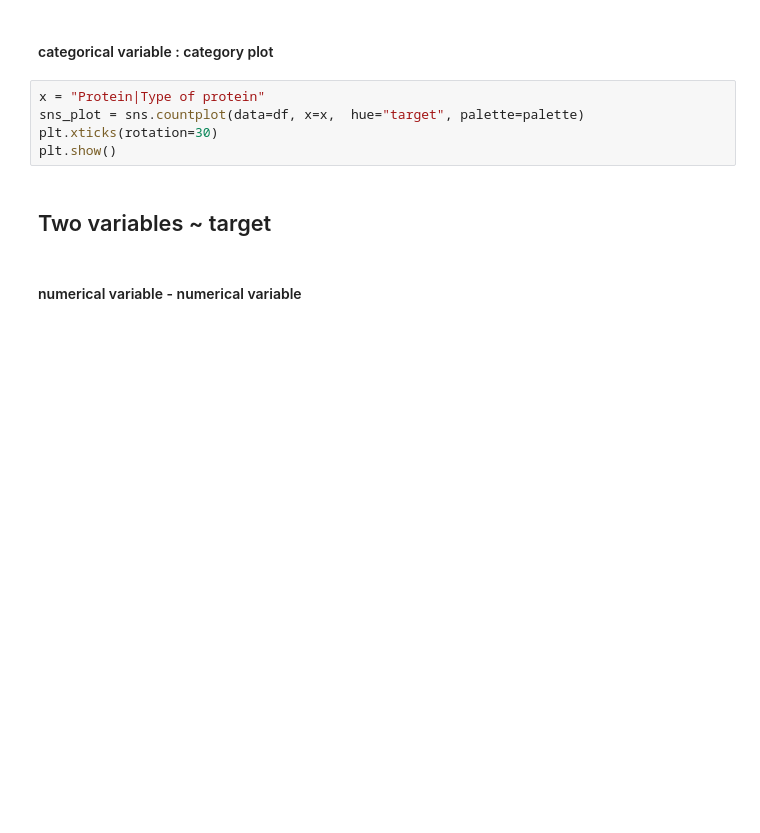
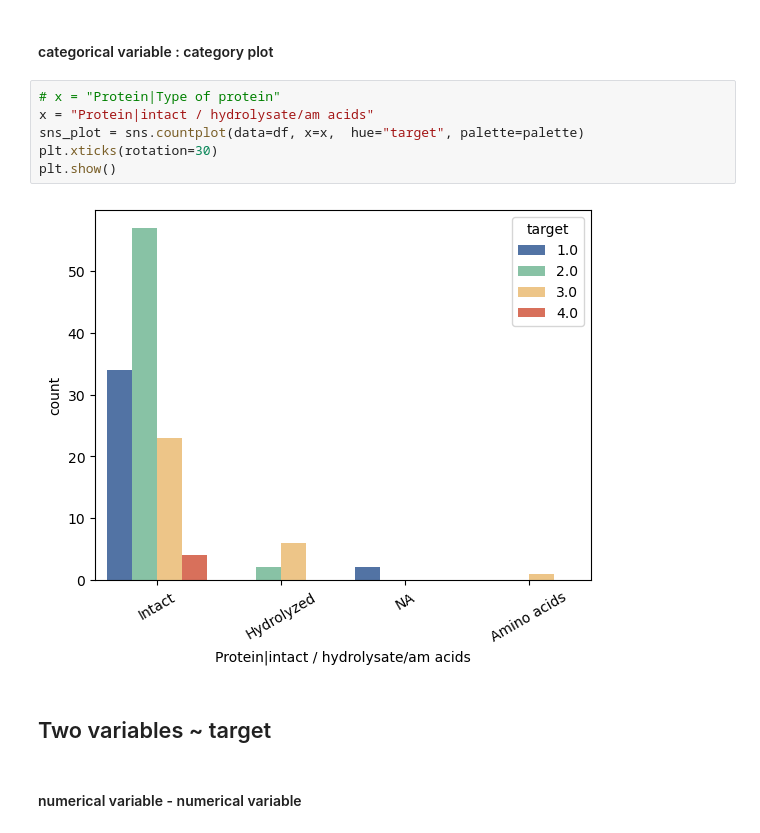
Before and after one commit to sun-qibo/sta_master_emulsifying_liquids, a Jupyter notebook: STA_worksession_20231127_relationship.ipynb, the cells around one changed output. Drawn from its saved outputs; the diff is of its cells as text; blank space fills up the shorter version.

```diff
--- a/STA_worksession_20231127_relationship.ipynb
+++ b/STA_worksession_20231127_relationship.ipynb
@@ -331,10 +340,13 @@ plt.show()
 # %% [markdown]
 #### categorical variable : category plot
 # %%
-x = "Protein|Type of protein"
+# x = "Protein|Type of protein"
+x = "Protein|intact / hydrolysate/am acids"
 sns_plot = sns.countplot(data=df, x=x,  hue="target", palette=palette)
 plt.xticks(rotation=30)
 plt.show()
+# %% [output]
+[figure, added]
 # %% [markdown]
 ## Two variables ~ target
 # %% [markdown]
```
Also changed, not shown: parts of 6 cells of this notebook.
